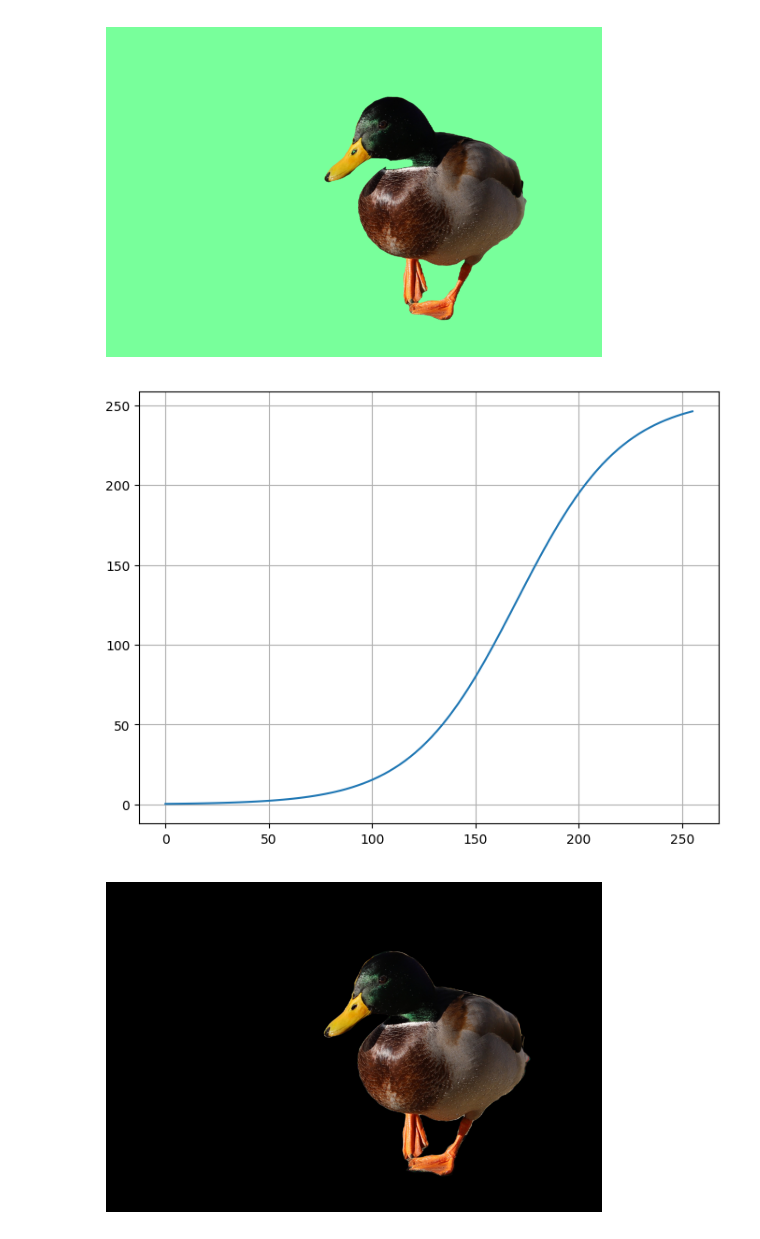
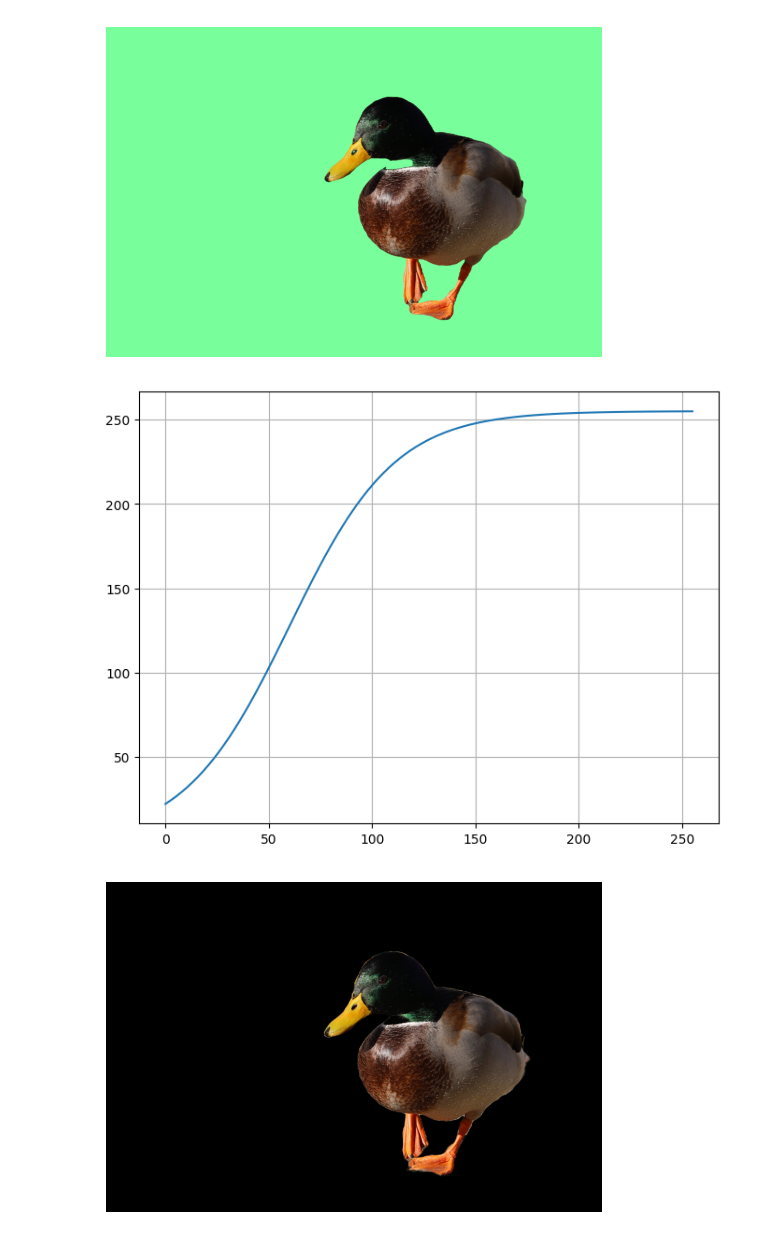
Before and after one commit to MiddleKD/postprocess_remove_bg, a Jupyter notebook: postprocess.ipynb, the cells around one changed output. Drawn from its saved outputs; the diff is of its cells as text; code cells hidden in the pictures.

```diff
--- a/postprocess.ipynb
+++ b/postprocess.ipynb
@@ -111,21 +111,21 @@ mask_sig = mask_sigmoid(mask, exp=1.06, value_range=255.0)
 # %%
 import matplotlib.pyplot as plt
 
 def visualize_fuction(func):
     x = np.linspace(0,255,100)
     y = func(x)
 
     plt.figure(figsize=(8,6))
     plt.plot(x,y)
     plt.grid(True)
     plt.show()
 
 def sigmoid(x):
-    return 1/(1+1.04**(170-x))*255
+    return 1/(1+1.04**(60-x))*255
 
 visualize_fuction(sigmoid)
 # %% [output]
-[figure, old version]
+[figure, new version]
 # %%
 visualize_mask(img, mask_sig)
 # %% [output]
```
Also changed, not shown: 1 other file.
